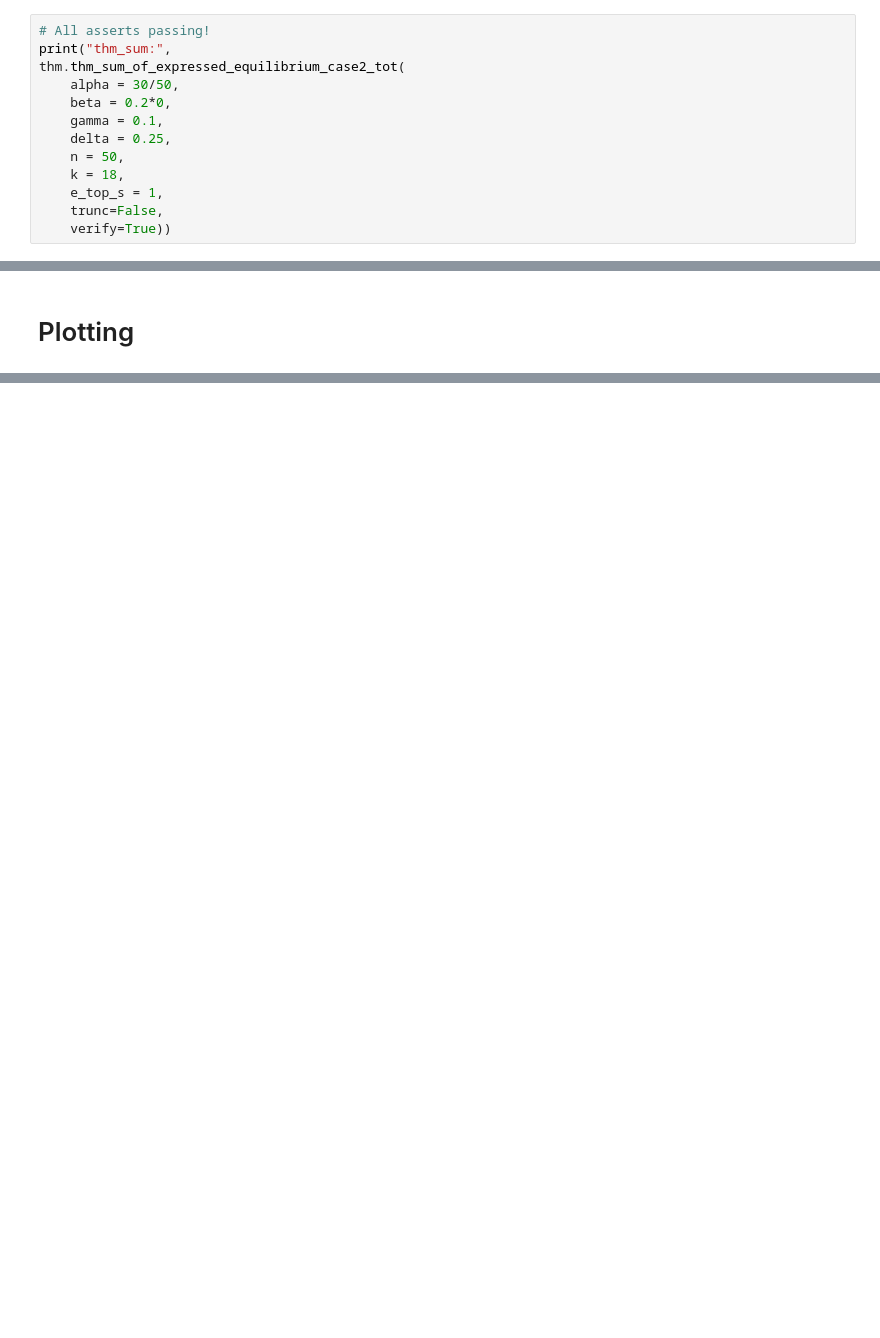
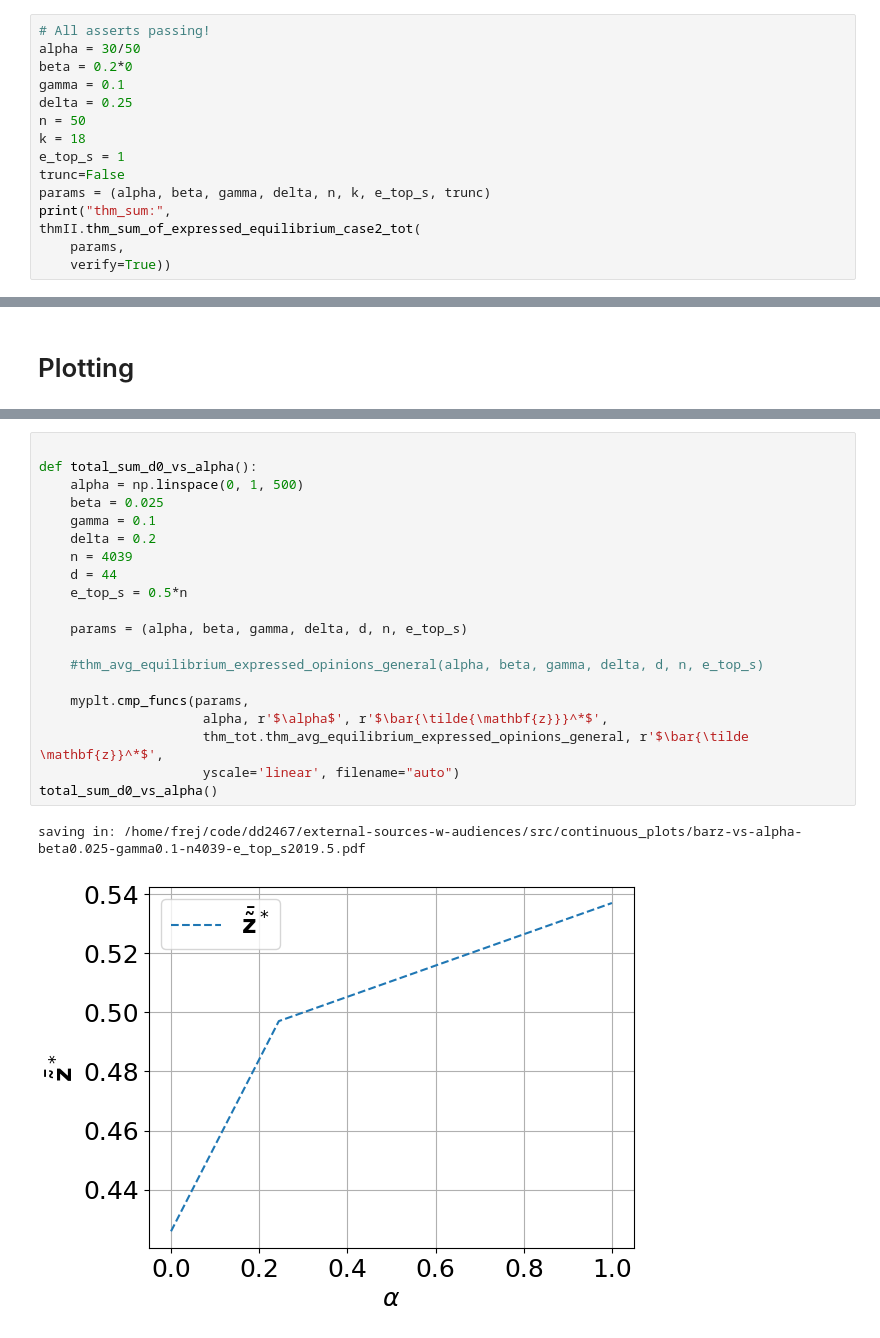
Before and after one commit to frejlarssen/external-sources-w-audiences, a Jupyter notebook: main.ipynb, the cells around one changed output, grey strips where cells are left out. Drawn from its saved outputs; the diff is of its cells as text; blank space fills up the shorter version.

Commit message:
Organized files to allow multiple theorems with different parameter sets

```diff
--- a/main.ipynb
+++ b/main.ipynb
@@ -23,13 +48,15 @@ thm.thm_sum_of_expressed_equilibrium_case2_M(
 # %%
 # All asserts passing!
+alpha = 30/50
+beta = 0.2*0
+gamma = 0.1
+delta = 0.25
+n = 50
+k = 18
+e_top_s = 1
+trunc=False
+params = (alpha, beta, gamma, delta, n, k, e_top_s, trunc)
 print("thm_sum:",
-thm.thm_sum_of_expressed_equilibrium_case2_tot(
-    alpha = 30/50,
-    beta = 0.2*0,
-    gamma = 0.1,
-    delta = 0.25,
-    n = 50,
-    k = 18,
-    e_top_s = 1,
-    trunc=False,
+thmII.thm_sum_of_expressed_equilibrium_case2_tot(
+    params,
     verify=True))
@@ -37,0 +85,23 @@ thm.thm_sum_of_expressed_equilibrium_case2_tot(
+# %%
+
+def total_sum_d0_vs_alpha():
+    alpha = np.linspace(0, 1, 500)
+    beta = 0.025
+    gamma = 0.1
+    delta = 0.2
+    n = 4039
+    d = 44
+    e_top_s = 0.5*n
+
+    params = (alpha, beta, gamma, delta, d, n, e_top_s)
+
+    #thm_avg_equilibrium_expressed_opinions_general(alpha, beta, gamma, delta, d, n, e_top_s)
+
+    myplt.cmp_funcs(params,
+                     alpha, r'$\alpha$', r'$\bar{\tilde{\mathbf{z}}}^*$',
+                     thm_tot.thm_avg_equilibrium_expressed_opinions_general, r'$\bar{\tilde \mathbf{z}}^*$',
+                     yscale='linear', filename="auto")
+total_sum_d0_vs_alpha()
+# %% [output]
+saving in: /home/frej/code/dd2467/external-sources-w-audiences/src/continuous_plots/barz-vs-alpha-beta0.025-gamma0.1-n4039-e_top_s2019.5.pdf
+[figure, added]
```
Also changed, not shown: parts of 19 cells of this notebook, 9 other files.
